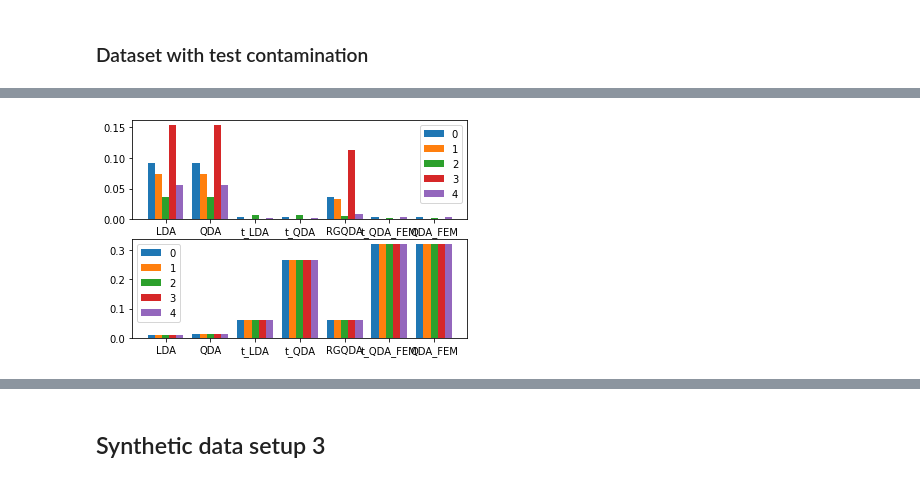
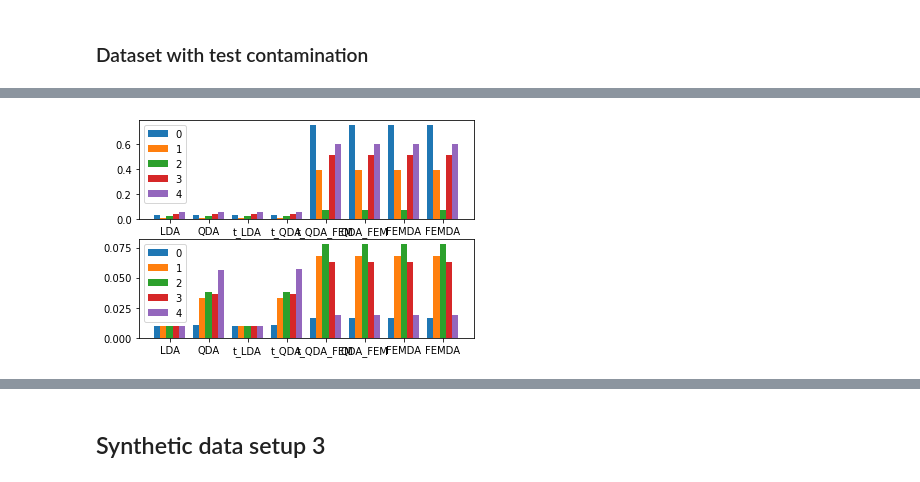
Before and after one commit to Andrewwango/femda, a Jupyter notebook: experiment_LDA.ipynb, the cells around one changed output, grey strips where cells are left out. Saved outputs shown, nothing was run; the diff lists cells and outputs as text; code cells hidden in the pictures.

```diff
--- a/experiment_LDA.ipynb
+++ b/experiment_LDA.ipynb
@@ -112,19 +152,30 @@ def test_all(models, X_test, y_test, percent_outliers=0):
         print(type(model).__name__)
         print_metrics(pd.Series(y_test), model.predict(X_test, percent_outliers=percent_outliers), conf=False)
 # %%
-def evaluate_all(models, true_means, true_covs):
+def evaluate_all(models, true_means, true_covs, plot=True, ret=False):
+
+    models = models if type(models) is not dict else list(models.values())
     labels = [type(model).__name__ for model in models]
     all_estimator_errors = []
     for model in models:
         #print(type(model).__name__)
         all_estimator_errors.append(evaluate_estimators(model, true_means, true_covs))
     all_estimator_errors = np.array(all_estimator_errors)
-    fig,(ax1,ax2) = plt.subplots(2,1)
+
     data_means_errors = {}
     data_covs_errors = {}
     for k in range(len(all_estimator_errors[0,0])):
         data_means_errors[str(k)] = all_estimator_errors[:,0,k]
         data_covs_errors[str(k)] = all_estimator_errors[:,1,k]
+
+    if ret:
+        resultats = np.zeros((len(models), 2))
+        resultats[:,0] = np.median(np.vstack(data_means_errors.values()), axis=0)
+        resultats[:,1] = np.median(np.vstack(data_covs_errors.values()), axis=0)
+        return resultats
+
     #print(data_means_errors, data_covs_errors, labels)
-    bar_plot(ax1, data_means_errors, labels)
-    bar_plot(ax2, data_covs_errors, labels)
+    if plot:
+        fig,(ax1,ax2) = plt.subplots(2,1)
+        bar_plot(ax1, data_means_errors, labels)
+        bar_plot(ax2, data_covs_errors, labels)
@@ -710,8 +896,8 @@ N 4000 Accuracy 0.7755 ARI 0.49901 AMI 0.46453
 # %% [markdown]
 ## Synthetic data setup 2 (for visualisation)
 # %%
-means_synth2 = np.array([np.array([2 , 2]), np.array([-2, 2]), np.array([2 ,-2]), np.array([-2,-2]), np.array([2 , 6])])
-covs_synth2 = np.array([np.eye(2), np.eye(2), np.eye(2), np.eye(2), np.eye(2)])
+means_synth2 = {0: np.array([2 , 2]), 1: np.array([-2, 2]), 2: np.array([2 ,-2]), 3: np.array([-2,-2]), 4: np.array([2 , 6])}
+covs_synth2 = {0: np.eye(2), 1: np.eye(2), 2: np.eye(2), 3: np.eye(2), 4: np.eye(2)}
 # %%
 def synthesise2d(n, contamination=0, mislabelling=0): #contamination, mislabelling percent
     hard = False
@@ -918,6 +1111,8 @@ X_test_c_2d_n = normalise(X_test_c_2d)
+# %%
+X_2d_n = normalise_centered(X_2d, y_2d)
 # %%
 print("With outlier rejection")
-models_vis_mislabelling_contamination_n = run_all(X_2d_n,y_2d,X_test_c_2d_n,y_test_c_2d, percent_outliers=0.1)
+models_vis_mislabelling_contamination_n = run_all(X_2d_n,y_2d,X_test_c_2d,y_test_c_2d, percent_outliers=0.1)
 # %% [output]
 With outlier rejection
 LDA
@@ -938,4 +1156,4 @@ N 500 Accuracy 0.662 ARI 0.44927 AMI 0.44987
 # %%
-evaluate_all(models_vis_mislabelling_contamination_n[0:], normalise(means_synth2).T, covs_synth2)
+evaluate_all(models_vis_mislabelling_contamination_n, means_synth2, covs_synth2)
 # %% [output]
-[figure, old version]
+[figure, new version]
```
Also changed, not shown: parts of 166 cells of this notebook, 4 other files.
